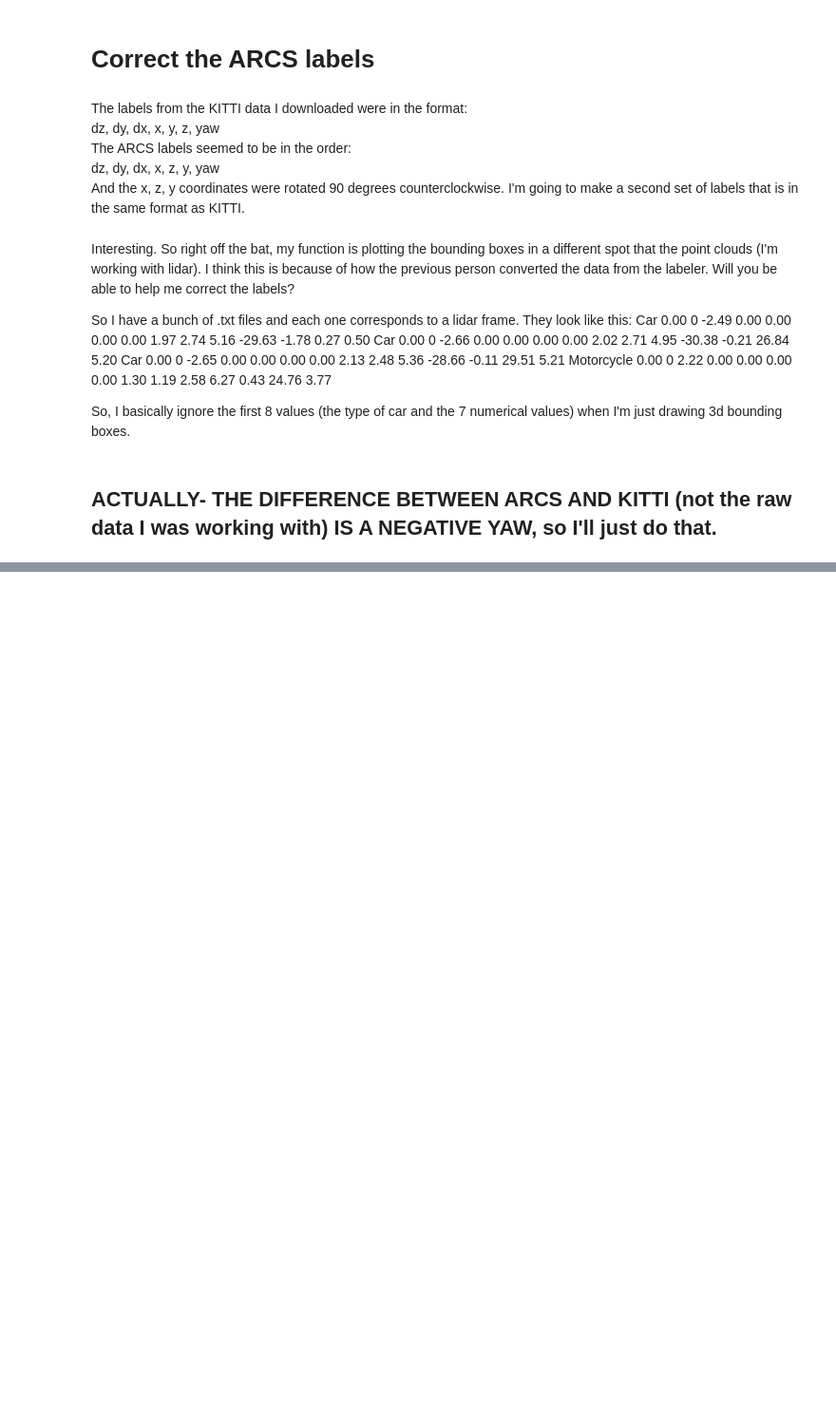
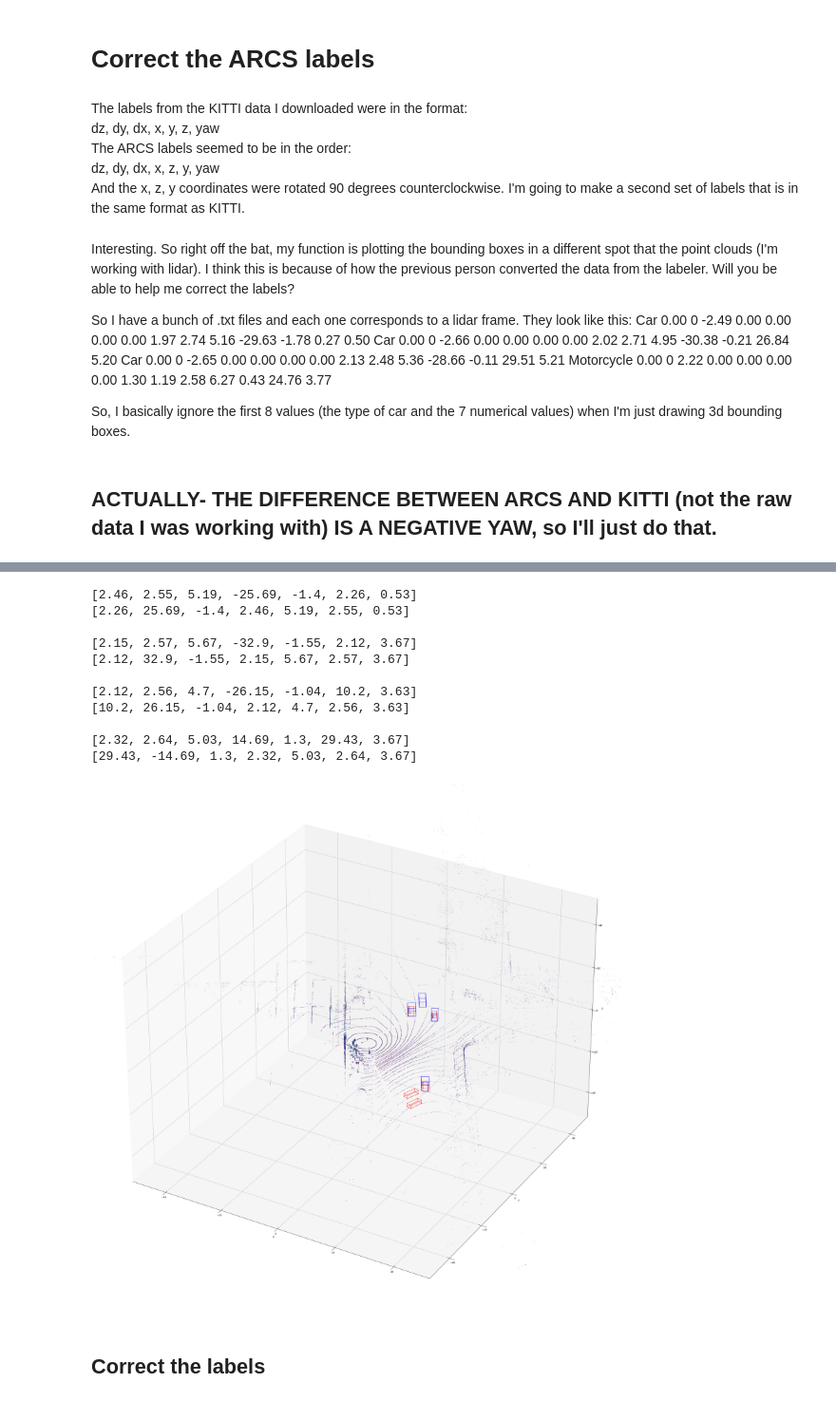
Before and after one commit to CalTransProject/3D-Vehicle-Detection-PointPillars, a Jupyter notebook: scripts/correct_arcs_labels.ipynb, the cells around one changed output, grey strips where cells are left out. Shown at 95% size. Cells and saved outputs as stored; diff of their text form; code cells hidden in the pictures; blank space fills up the shorter version.

Commit message:
Add function to correct labels and filter arcs data

```diff
--- a/scripts/correct_arcs_labels.ipynb
+++ b/scripts/correct_arcs_labels.ipynb
@@ -20,0 +125,67 @@ So, I basically ignore the first 8 values (the type of car and the 7 numerical v
+# %%
+def read_kitti_labels(label_path):
+    bboxes = []
+    with open(label_path, 'r') as file:
+        for line in file:
+            parts = line.strip().split()
+            if parts[0] != 'DontCare':
+                bbox = [float(value) for value in parts[8:15]]  # Extract the bounding box dimensions and location
+                bboxes.append(bbox)
+
+    new_bboxes = []
+    for bbox in bboxes:
+        new_bboxes.append(reformat_to_pointpillars(bbox))
+
+    return np.array(new_bboxes)
+# %%
+# Set up the plot
+fig = plt.figure(figsize=(40, 40))
+ax = fig.add_subplot(111, projection='3d')
+
+ax.scatter(points[:, 0], points[:, 1], points[:, 2], s=0.1, c=points[:, 3], cmap='viridis', marker=',')
+
+score_threshold = 0.0
+
+# Plot each bounding box with score above threshold
+for pred in example_pred_frame_006000['predictions']:
+    for label, score, bbox in zip(pred['labels_3d'], pred['scores_3d'], pred['bboxes_3d']):
+        if score > score_threshold and label == 2:
+            plot_bbox(ax, bbox, 'r')
+
+# Plot ground truth
+for bbox in read_kitti_labels(label_path):
+    plot_bbox(ax, bbox, 'b')
+
+# Setting axes properties
+ax.set_xlabel('X')
+ax.set_ylabel('Y')
+ax.set_zlabel('Z')
+
+
+
+
+set_axes_equal(ax)
+
+# Setting axes properties with a limited range
+set_axes_limited(ax)
+
+# Show the plot
+plt.show()
+
+# Save the figure
+fig.savefig('3d_scatter_with_bboxes.png', dpi=300)
+# %% [output]
+[2.46, 2.55, 5.19, -25.69, -1.4, 2.26, 0.53]
+[2.26, 25.69, -1.4, 2.46, 5.19, 2.55, 0.53]
+
+[2.15, 2.57, 5.67, -32.9, -1.55, 2.12, 3.67]
+[2.12, 32.9, -1.55, 2.15, 5.67, 2.57, 3.67]
+
+[2.12, 2.56, 4.7, -26.15, -1.04, 10.2, 3.63]
+[10.2, 26.15, -1.04, 2.12, 4.7, 2.56, 3.63]
+
+[2.32, 2.64, 5.03, 14.69, 1.3, 29.43, 3.67]
+[29.43, -14.69, 1.3, 2.32, 5.03, 2.64, 3.67]
+[figure, added]
+# %% [markdown]
+## Correct the labels
```
Also changed, not shown: parts of 14 cells of this notebook, 5 other files.
